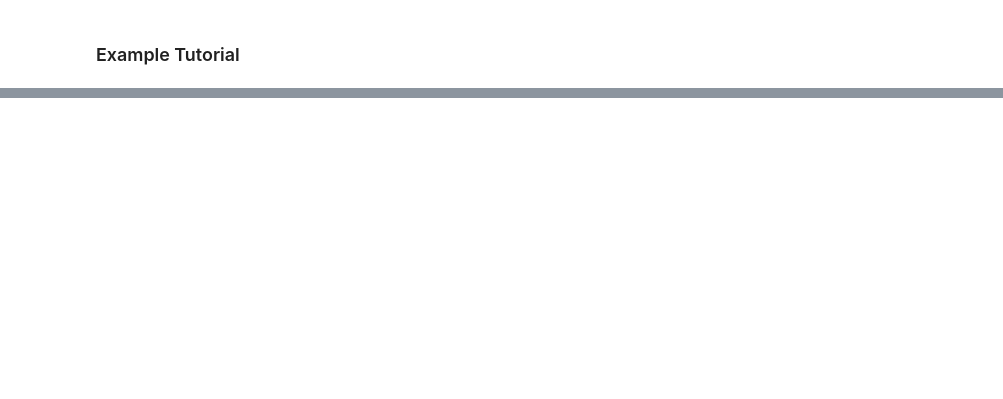
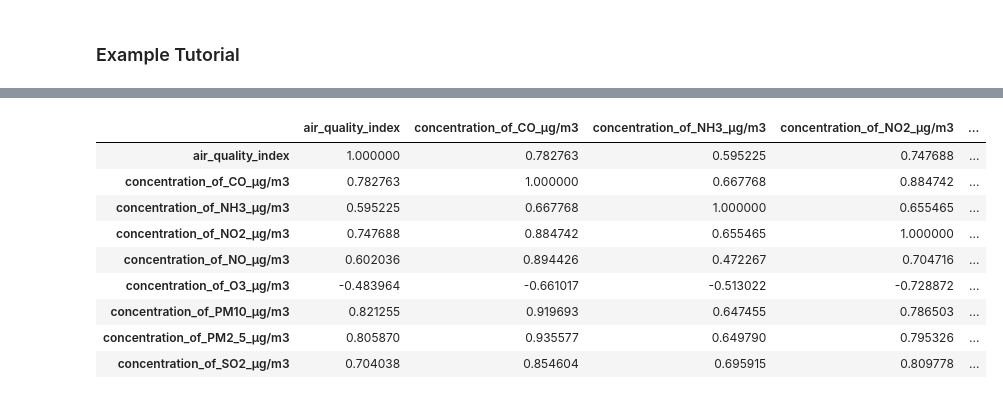
Before and after one commit to GALACICEK/APIProject, a Jupyter notebook: test.ipynb, the cells around one changed output, grey strips where cells are left out. Drawn from its saved outputs; the diff is of its cells as text; code cells hidden in the pictures; blank space fills up the shorter version.

```diff
--- a/test.ipynb
+++ b/test.ipynb
@@ -77,0 +119,13 @@ df_historical.sample(3)
+# %%
+df_historical.loc[:,selected_columns].corr()
+# %% [output]
+|  | air_quality_index | concentration_of_CO_μg/m3 | concentration_of_NH3_μg/m3 | concentration_of_NO2_μg/m3 | ... |
+| air_quality_index | 1.000000 | 0.782763 | 0.595225 | 0.747688 | ... |
+| concentration_of_CO_μg/m3 | 0.782763 | 1.000000 | 0.667768 | 0.884742 | ... |
+| concentration_of_NH3_μg/m3 | 0.595225 | 0.667768 | 1.000000 | 0.655465 | ... |
+| concentration_of_NO2_μg/m3 | 0.747688 | 0.884742 | 0.655465 | 1.000000 | ... |
+| concentration_of_NO_μg/m3 | 0.602036 | 0.894426 | 0.472267 | 0.704716 | ... |
+| concentration_of_O3_μg/m3 | -0.483964 | -0.661017 | -0.513022 | -0.728872 | ... |
+| concentration_of_PM10_μg/m3 | 0.821255 | 0.919693 | 0.647455 | 0.786503 | ... |
+| concentration_of_PM2_5_μg/m3 | 0.805870 | 0.935577 | 0.649790 | 0.795326 | ... |
+| concentration_of_SO2_μg/m3 | 0.704038 | 0.854604 | 0.695915 | 0.809778 | ... |
```
Also changed, not shown: parts of 17 cells of this notebook.
